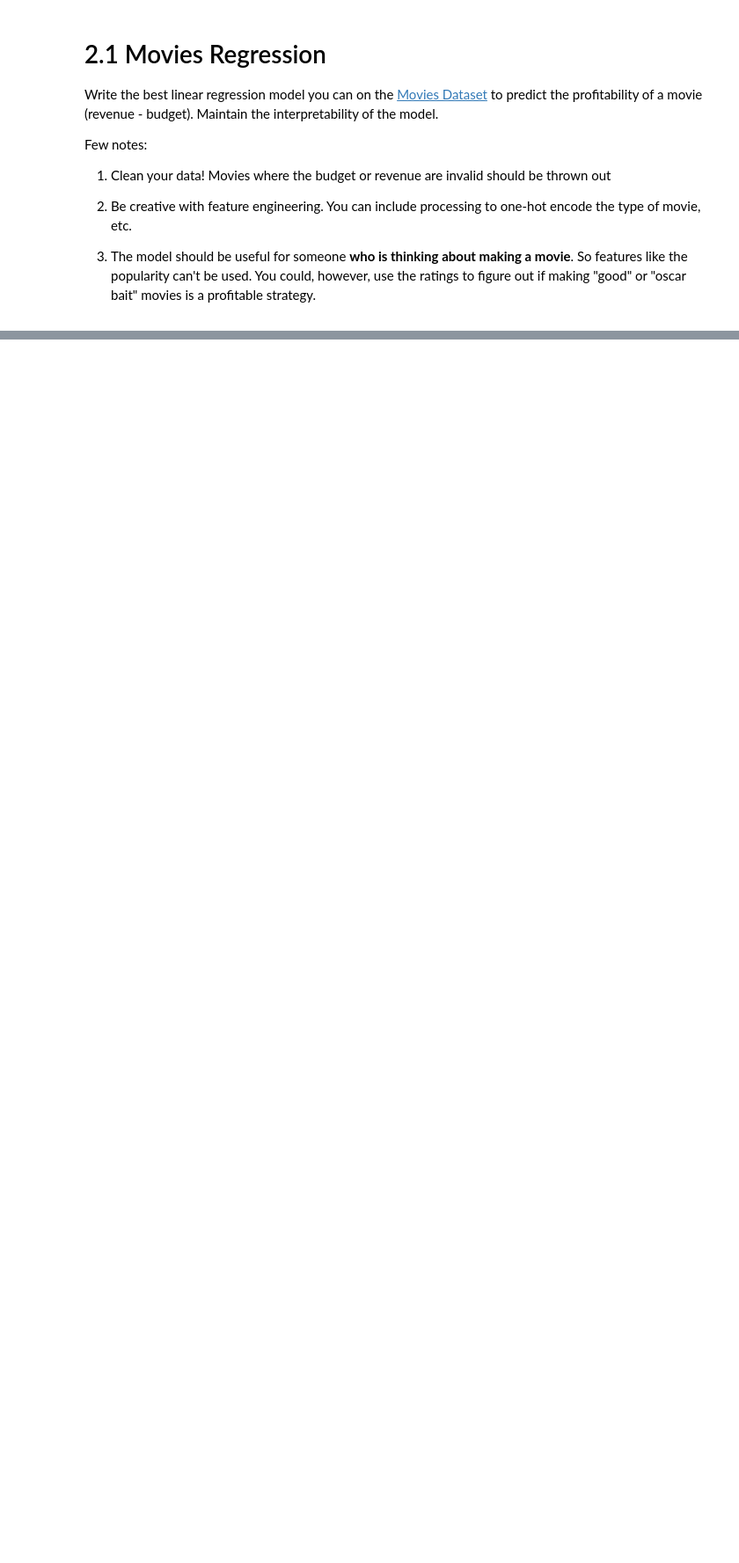
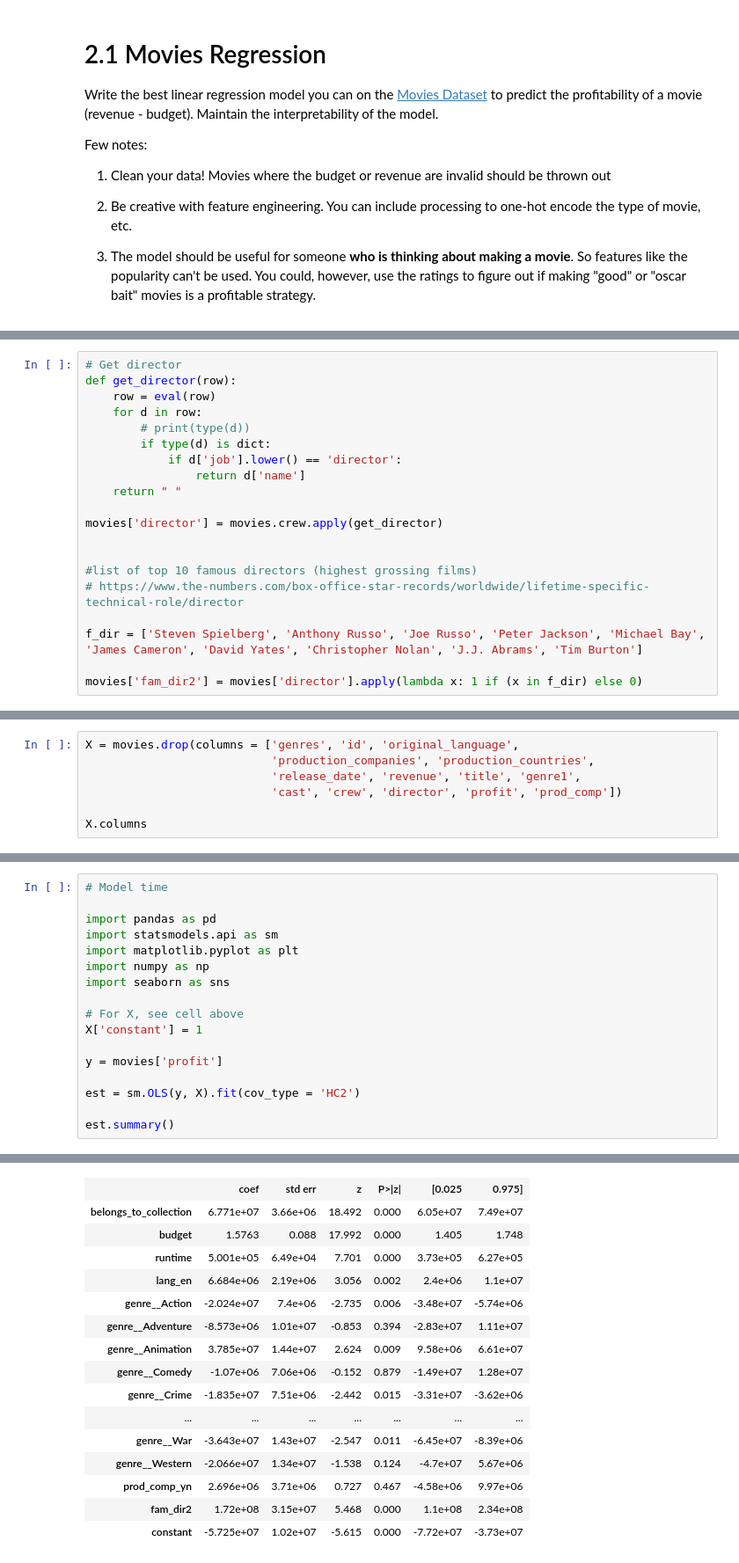
Before and after one commit to cb-ds-1/3-5-optimization, a Jupyter notebook: Workshop_ Maximum likelihood.ipynb, the cells around one changed output, grey strips where cells are left out. Shown at 88% size. Drawn from its saved outputs; the diff is of its cells as text; blank space fills up the shorter version.

```diff
--- a/Workshop_ Maximum likelihood.ipynb
+++ b/Workshop_ Maximum likelihood.ipynb
@@ -47,0 +268,20 @@ Few notes:
+# %%
+# Get director
+def get_director(row):
+    row = eval(row)
+    for d in row:
+        # print(type(d))
+        if type(d) is dict:
+            if d['job'].lower() == 'director':
+                return d['name']
+    return " "
+
+movies['director'] = movies.crew.apply(get_director)
+
+
+#list of top 10 famous directors (highest grossing films)
+# https://www.the-numbers.com/box-office-star-records/worldwide/lifetime-specific-technical-role/director
+
+f_dir = ['Steven Spielberg', 'Anthony Russo', 'Joe Russo', 'Peter Jackson', 'Michael Bay', 'James Cameron', 'David Yates', 'Christopher Nolan', 'J.J. Abrams', 'Tim Burton']
+
+movies['fam_dir2'] = movies['director'].apply(lambda x: 1 if (x in f_dir) else 0)
@@ -47,0 +302,7 @@ Few notes:
+# %%
+X = movies.drop(columns = ['genres', 'id', 'original_language',
+                           'production_companies', 'production_countries',
+                           'release_date', 'revenue', 'title', 'genre1',
+                           'cast', 'crew', 'director', 'profit', 'prod_comp'])
+
+X.columns
@@ -47,0 +329,18 @@ Few notes:
+# %%
+# Model time
+
+import pandas as pd
+import statsmodels.api as sm
+import matplotlib.pyplot as plt
+import numpy as np
+import seaborn as sns
+
+# For X, see cell above
+X['constant'] = 1
+
+y = movies['profit']
+
+est = sm.OLS(y, X).fit(cov_type = 'HC2')
+
+est.summary()
+# %% [output]
@@ -47,0 +357,16 @@ Few notes:
+|  | coef | std err | z | P>|z| | [0.025 | 0.975] |
+| belongs_to_collection | 6.771e+07 | 3.66e+06 | 18.492 | 0.000 | 6.05e+07 | 7.49e+07 |
+| budget | 1.5763 | 0.088 | 17.992 | 0.000 | 1.405 | 1.748 |
+| runtime | 5.001e+05 | 6.49e+04 | 7.701 | 0.000 | 3.73e+05 | 6.27e+05 |
+| lang_en | 6.684e+06 | 2.19e+06 | 3.056 | 0.002 | 2.4e+06 | 1.1e+07 |
+| genre__Action | -2.024e+07 | 7.4e+06 | -2.735 | 0.006 | -3.48e+07 | -5.74e+06 |
+| genre__Adventure | -8.573e+06 | 1.01e+07 | -0.853 | 0.394 | -2.83e+07 | 1.11e+07 |
+| genre__Animation | 3.785e+07 | 1.44e+07 | 2.624 | 0.009 | 9.58e+06 | 6.61e+07 |
+| genre__Comedy | -1.07e+06 | 7.06e+06 | -0.152 | 0.879 | -1.49e+07 | 1.28e+07 |
+| genre__Crime | -1.835e+07 | 7.51e+06 | -2.442 | 0.015 | -3.31e+07 | -3.62e+06 |
+| ... | ... | ... | ... | ... | ... | ... |
+| genre__War | -3.643e+07 | 1.43e+07 | -2.547 | 0.011 | -6.45e+07 | -8.39e+06 |
+| genre__Western | -2.066e+07 | 1.34e+07 | -1.538 | 0.124 | -4.7e+07 | 5.67e+06 |
+| prod_comp_yn | 2.696e+06 | 3.71e+06 | 0.727 | 0.467 | -4.58e+06 | 9.97e+06 |
+| fam_dir2 | 1.72e+08 | 3.15e+07 | 5.468 | 0.000 | 1.1e+08 | 2.34e+08 |
+| constant | -5.725e+07 | 1.02e+07 | -5.615 | 0.000 | -7.72e+07 | -3.73e+07 |
```
Also changed, not shown: parts of 32 cells of this notebook.
